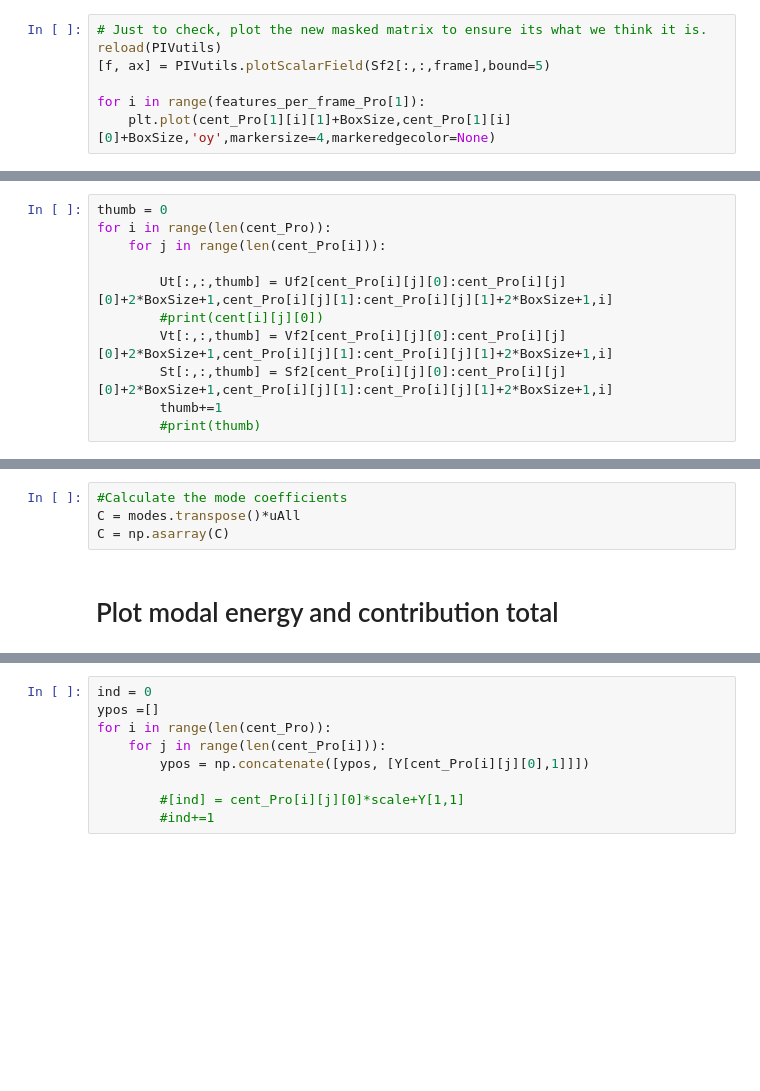
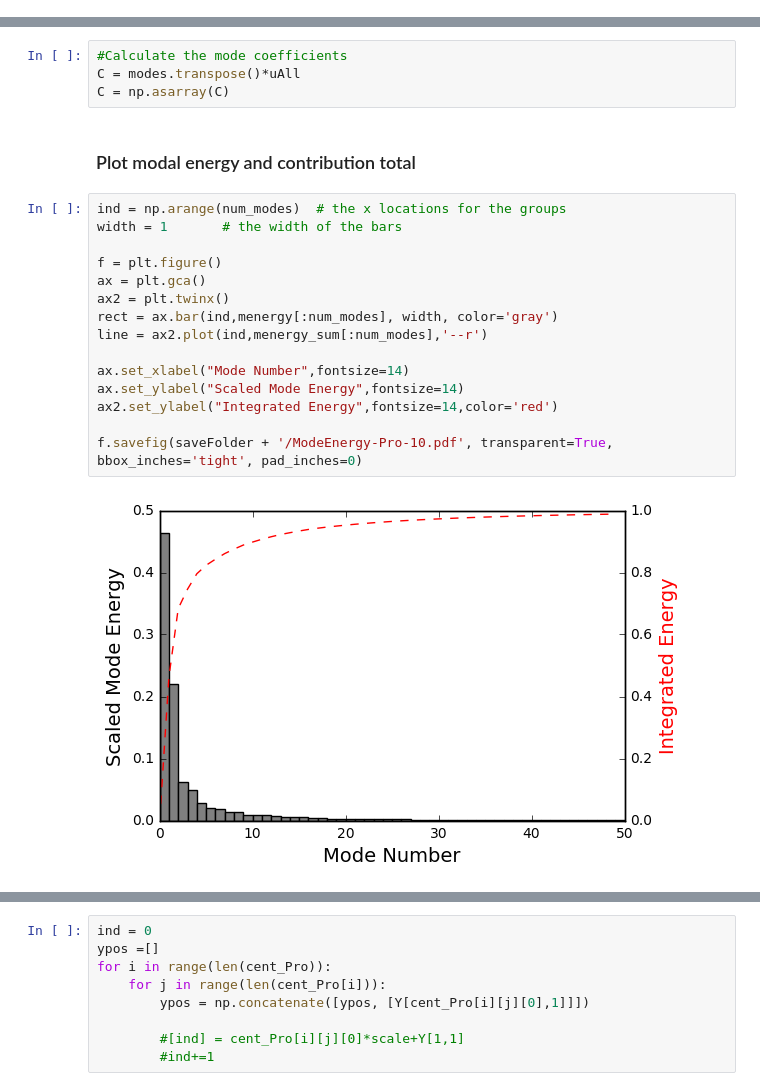
Before and after one commit to owenjhwilliams/ASIIT, a Jupyter notebook: runPODthumbnails.ipynb, the cells around one changed output, grey strips where cells are left out. Cells and saved outputs as stored; diff of their text form; blank space fills up the shorter version.

```diff
--- a/runPODthumbnails.ipynb
+++ b/runPODthumbnails.ipynb
@@ -155,7 +135,0 @@ for i in range(len(cent_Pro)):
-# %%
-# Just to check, plot the new masked matrix to ensure its what we think it is.
-reload(PIVutils)
-[f, ax] = PIVutils.plotScalarField(Sf2[:,:,frame],bound=5)
-
-for i in range(features_per_frame_Pro[1]):
-    plt.plot(cent_Pro[1][i][1]+BoxSize,cent_Pro[1][i][0]+BoxSize,'oy',markersize=4,markeredgecolor=None)
@@ -164,11 +135,0 @@ for i in range(features_per_frame_Pro[1]):
-# %%
-thumb = 0
-for i in range(len(cent_Pro)):
-    for j in range(len(cent_Pro[i])):
-
-        Ut[:,:,thumb] = Uf2[cent_Pro[i][j][0]:cent_Pro[i][j][0]+2*BoxSize+1,cent_Pro[i][j][1]:cent_Pro[i][j][1]+2*BoxSize+1,i]
-        #print(cent[i][j][0])
-        Vt[:,:,thumb] = Vf2[cent_Pro[i][j][0]:cent_Pro[i][j][0]+2*BoxSize+1,cent_Pro[i][j][1]:cent_Pro[i][j][1]+2*BoxSize+1,i]
-        St[:,:,thumb] = Sf2[cent_Pro[i][j][0]:cent_Pro[i][j][0]+2*BoxSize+1,cent_Pro[i][j][1]:cent_Pro[i][j][1]+2*BoxSize+1,i]
-        thumb+=1
-        #print(thumb)
@@ -225,4 +173,21 @@ Umodes, Vmodes= PODutils.reconstructPODmodes(modes,uSize,num_modes,2)
 C = modes.transpose()*uAll
 C = np.asarray(C)
 # %% [markdown]
-# Plot modal energy and contribution total
+### Plot modal energy and contribution total
+# %%
+ind = np.arange(num_modes)  # the x locations for the groups
+width = 1       # the width of the bars
+
+f = plt.figure()
+ax = plt.gca()
+ax2 = plt.twinx()
+rect = ax.bar(ind,menergy[:num_modes], width, color='gray')
+line = ax2.plot(ind,menergy_sum[:num_modes],'--r')
+
+ax.set_xlabel("Mode Number",fontsize=14)
+ax.set_ylabel("Scaled Mode Energy",fontsize=14)
+ax2.set_ylabel("Integrated Energy",fontsize=14,color='red')
+
+f.savefig(saveFolder + '/ModeEnergy-Pro-10.pdf', transparent=True, bbox_inches='tight', pad_inches=0)
+# %% [output]
+[figure, added]
```
Also changed, not shown: parts of 100 cells of this notebook, 5 other files.
